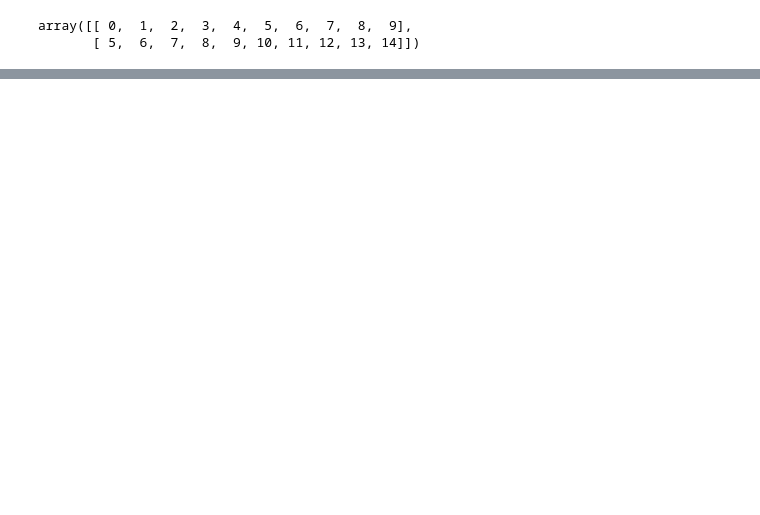
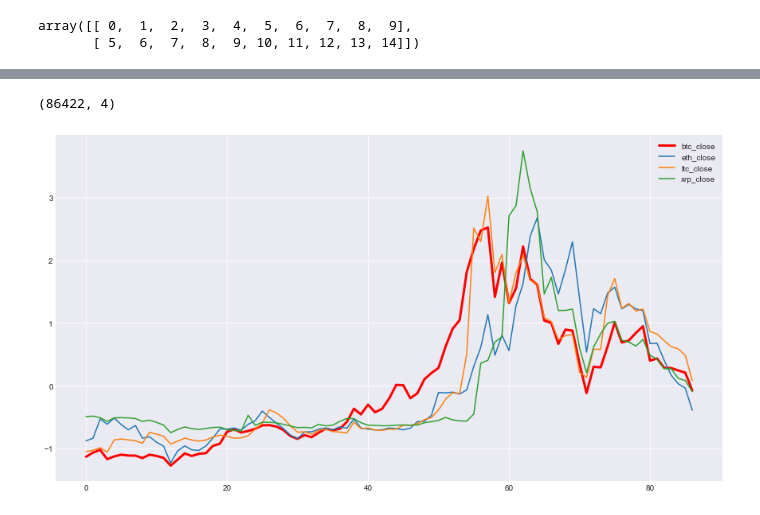
Before and after one commit to kuzmanovicd/crypto-predictor, a Jupyter notebook: eda-v2.ipynb, the cells around one changed output, grey strips where cells are left out. Saved outputs shown, nothing was run; the diff lists cells and outputs as text; code cells hidden in the pictures; blank space fills up the shorter version.

```diff
--- a/eda-v2.ipynb
+++ b/eda-v2.ipynb
@@ -163,0 +254,26 @@ dataloader.OUTPUT_SEQ_LENGTH
+# %%
+scaler = prep.MinMaxScaler()
+scaler = prep.StandardScaler()
+interval_start = 0
+interval_end = data
+fields = ['btc_close', 'eth_close', 'ltc_close', 'xrp_close']
+#fields = ['btc_close', 'market-cap', 'hash-rate', 'transaction-fees-usd']
+#fields = ['btc_close', 'vader_sent', 'lex_sent', 'cnn_sent']
+scaled = scaler.fit_transform(data.iloc[150000:][fields])
+print(scaled.shape)
+
+skip = 1000
+#skip = 1
+
+sns.set_style("darkgrid")
+plt.figure(figsize=(15, 8))
+for idx, field in enumerate(fields):
+    if idx == 0:
+        plt.plot(scaled[::skip,idx], 'r', label=field, linewidth=3)
+    else:
+        plt.plot(scaled[::skip,idx], label=field)
+plt.legend(loc='best')
+plt.show()
+# %% [output]
+(86422, 4)
+[figure, added]
```
Also changed, not shown: parts of 21 cells of this notebook, 51 other files.
